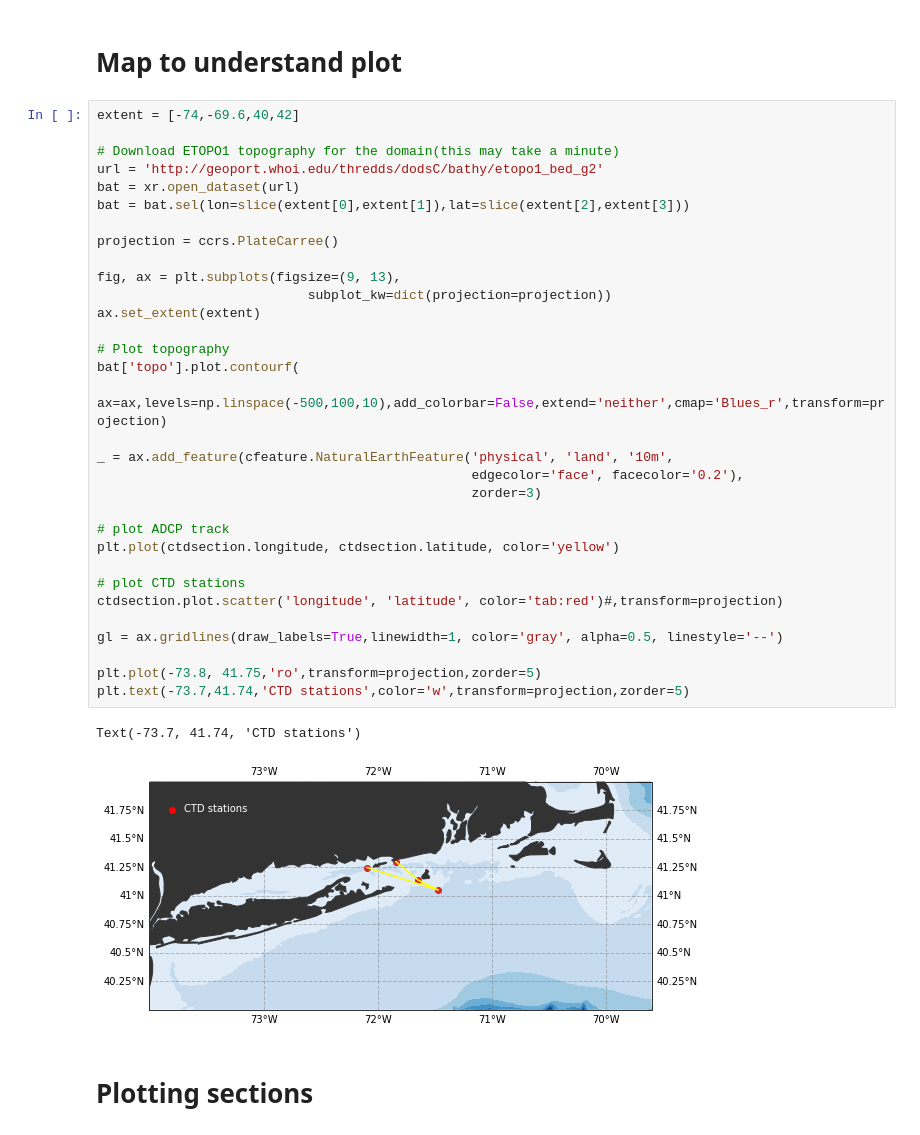
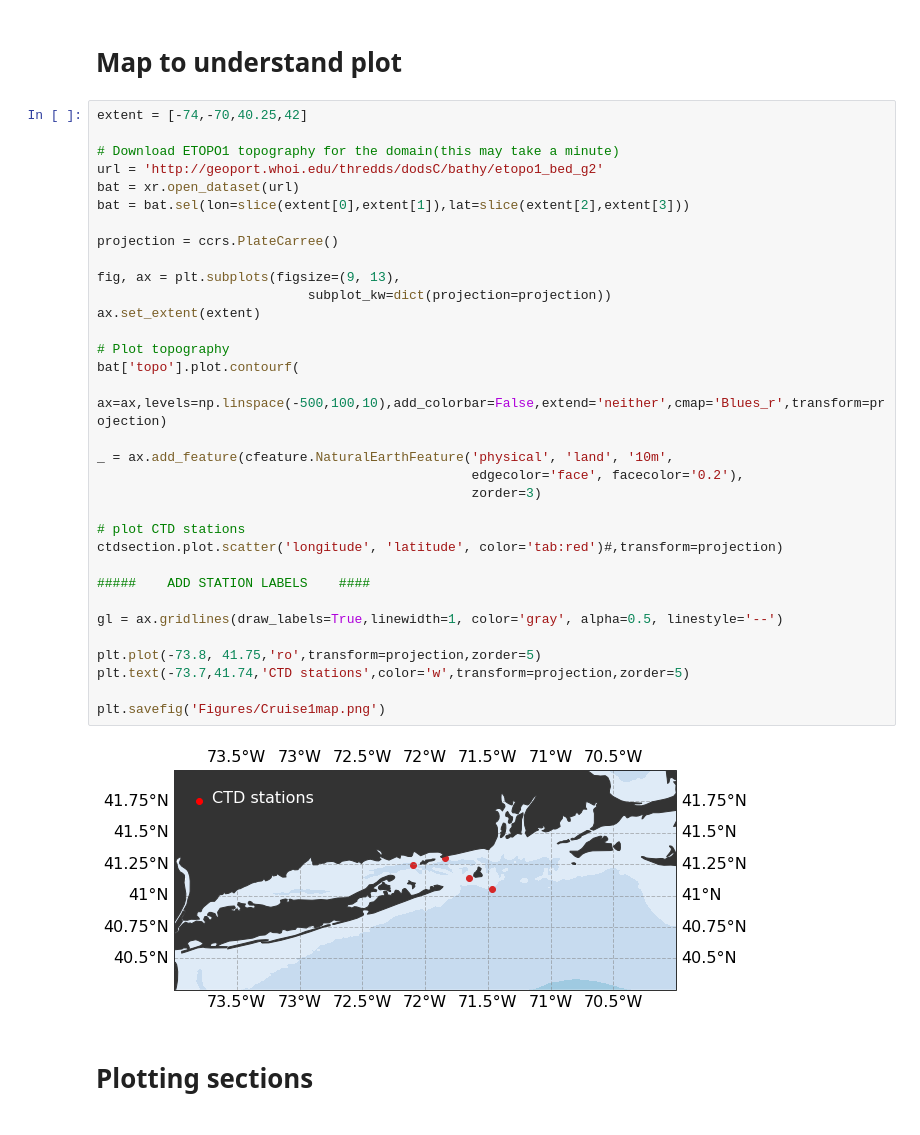
Before and after one commit to kmcgarry17/Expedition2020, a Jupyter notebook: Cruise1_sections.ipynb, the cells around one changed output. Saved outputs shown, nothing was run; the diff lists cells and outputs as text.

Commit message:
remove "ADCP track" from map
this wasn't really the ADCP track, just lines connecting the CTD stations

```diff
--- a/Cruise1_sections.ipynb
+++ b/Cruise1_sections.ipynb
@@ -52,40 +52,40 @@ ctdsection.fluorescence.attrs['units'] = 'mg/m^3'
 # %% [markdown]
 # Map to understand plot
 # %%
-extent = [-74,-69.6,40,42]
+extent = [-74,-70,40.25,42]
 
 # Download ETOPO1 topography for the domain(this may take a minute)
 url = 'http://geoport.whoi.edu/thredds/dodsC/bathy/etopo1_bed_g2'
 bat = xr.open_dataset(url)
 bat = bat.sel(lon=slice(extent[0],extent[1]),lat=slice(extent[2],extent[3]))
 
 projection = ccrs.PlateCarree()
 
 fig, ax = plt.subplots(figsize=(9, 13),
                            subplot_kw=dict(projection=projection))
 ax.set_extent(extent)
 
 # Plot topography
 bat['topo'].plot.contourf(
         ax=ax,levels=np.linspace(-500,100,10),add_colorbar=False,extend='neither',cmap='Blues_r',transform=projection)
 
 _ = ax.add_feature(cfeature.NaturalEarthFeature('physical', 'land', '10m',
                                                 edgecolor='face', facecolor='0.2'),
                                                 zorder=3)
 
-# plot ADCP track
-plt.plot(ctdsection.longitude, ctdsection.latitude, color='yellow')
-
 # plot CTD stations
 ctdsection.plot.scatter('longitude', 'latitude', color='tab:red')#,transform=projection)
+
+#####    ADD STATION LABELS    ####
 
 gl = ax.gridlines(draw_labels=True,linewidth=1, color='gray', alpha=0.5, linestyle='--')
 
 plt.plot(-73.8, 41.75,'ro',transform=projection,zorder=5)
 plt.text(-73.7,41.74,'CTD stations',color='w',transform=projection,zorder=5)
+
+plt.savefig('Figures/Cruise1map.png')
 # %% [output]
-Text(-73.7, 41.74, 'CTD stations')
-[figure, old version]
+[figure, new version]
 # %% [markdown]
 # Plotting sections
 # %%
```
Also changed, not shown: 1 other file.
